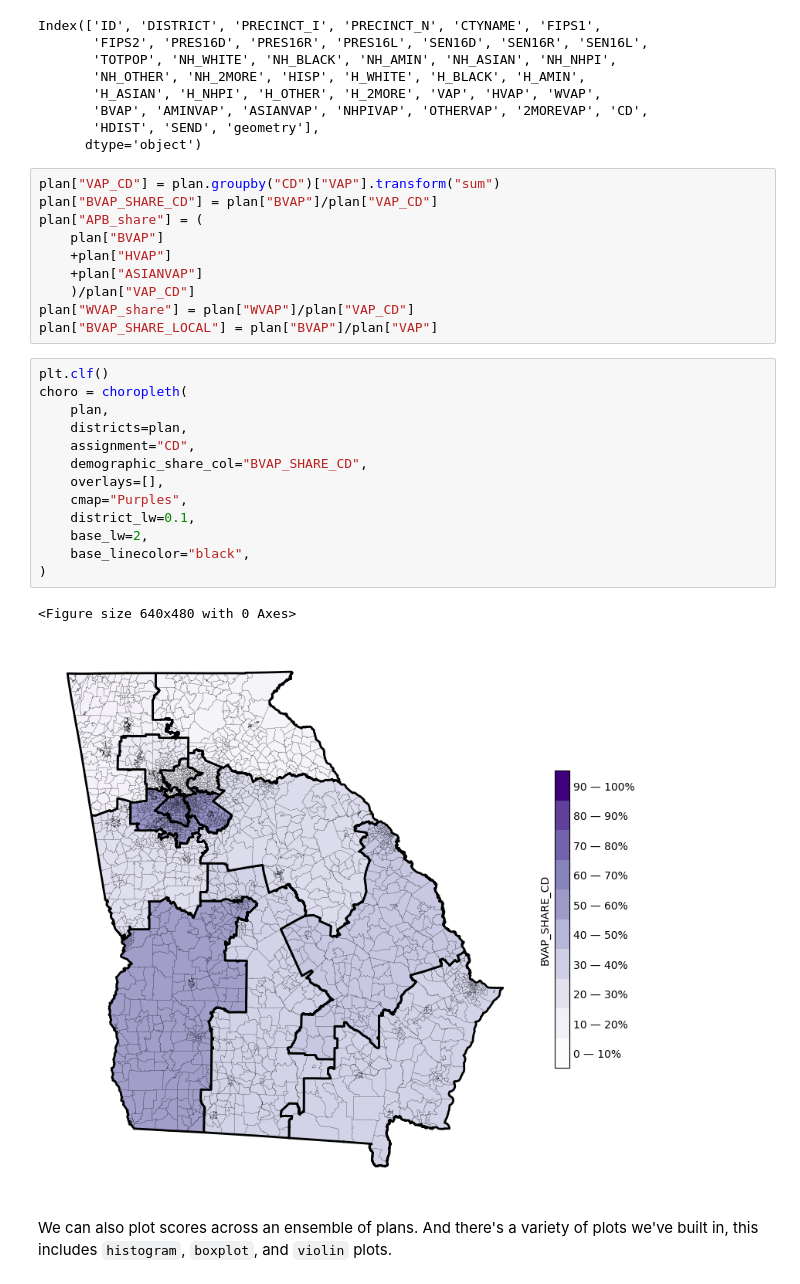
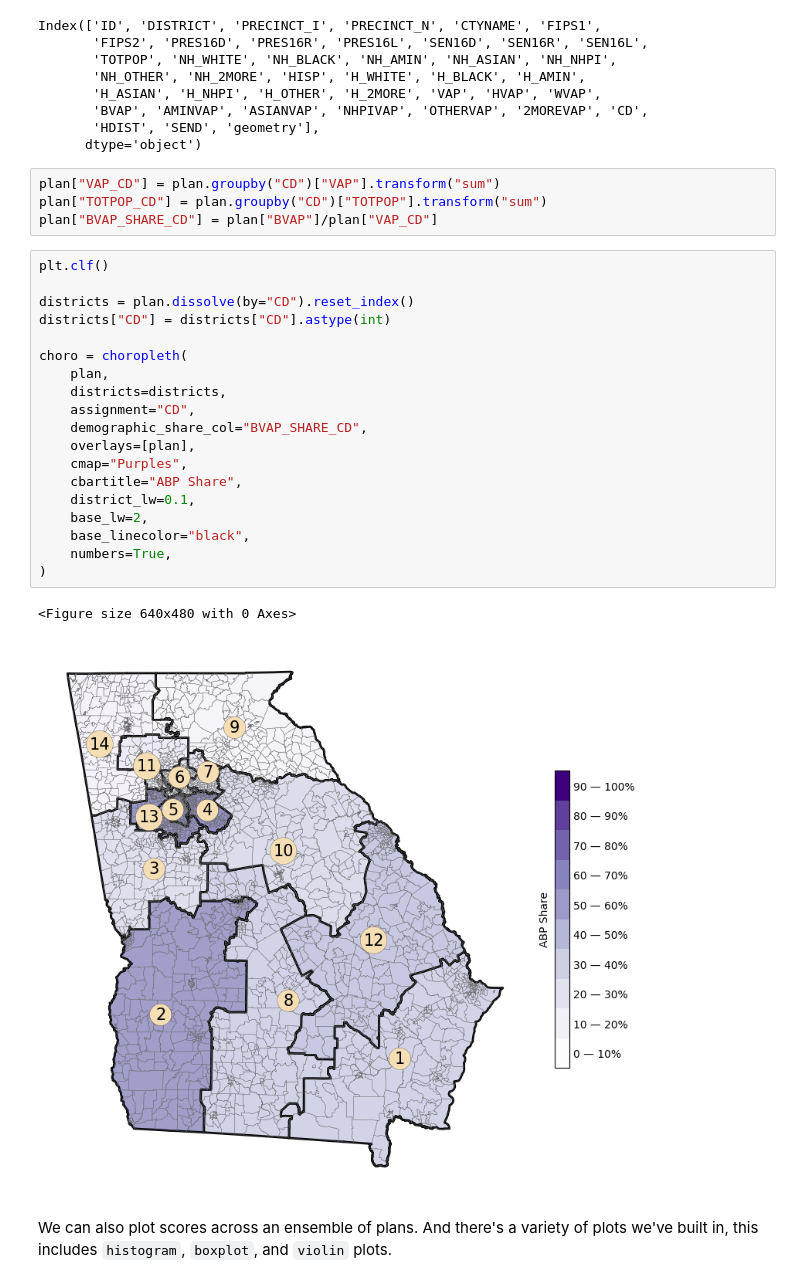
Before and after one commit to mggg/gerrytools, a Jupyter notebook: tutorials/plotting_tutorial.ipynb, the cells around one changed output. Cells and saved outputs as stored; diff of their text form.

```diff
--- a/tutorials/plotting_tutorial.ipynb
+++ b/tutorials/plotting_tutorial.ipynb
@@ -105,30 +104,30 @@ Index(['ID', 'DISTRICT', 'PRECINCT_I', 'PRECINCT_N', 'CTYNAME', 'FIPS1',
       dtype='object')
 # %%
 plan["VAP_CD"] = plan.groupby("CD")["VAP"].transform("sum")
+plan["TOTPOP_CD"] = plan.groupby("CD")["TOTPOP"].transform("sum")
 plan["BVAP_SHARE_CD"] = plan["BVAP"]/plan["VAP_CD"]
-plan["APB_share"] = (
-    plan["BVAP"]
-    +plan["HVAP"]
-    +plan["ASIANVAP"]
-    )/plan["VAP_CD"]
-plan["WVAP_share"] = plan["WVAP"]/plan["VAP_CD"]
-plan["BVAP_SHARE_LOCAL"] = plan["BVAP"]/plan["VAP"]
 # %%
 plt.clf()
+
+districts = plan.dissolve(by="CD").reset_index()
+districts["CD"] = districts["CD"].astype(int)
+
 choro = choropleth(
     plan,
-    districts=plan,
+    districts=districts,
     assignment="CD",
     demographic_share_col="BVAP_SHARE_CD",
-    overlays=[],
+    overlays=[plan],
     cmap="Purples",
+    cbartitle="ABP Share",
     district_lw=0.1,
     base_lw=2,
     base_linecolor="black",
+    numbers=True,
 )
 # %% [output]
 <Figure size 640x480 with 0 Axes>
-[figure, old version]
+[figure, new version]
 # %% [markdown]
 We can also plot scores across an ensemble of plans. And there's a variety of plots we've built in, this includes `histogram`, `boxplot`, and `violin` plots.
 # %%
```
Also changed, not shown: parts of 25 cells of this notebook, 11 other files.
